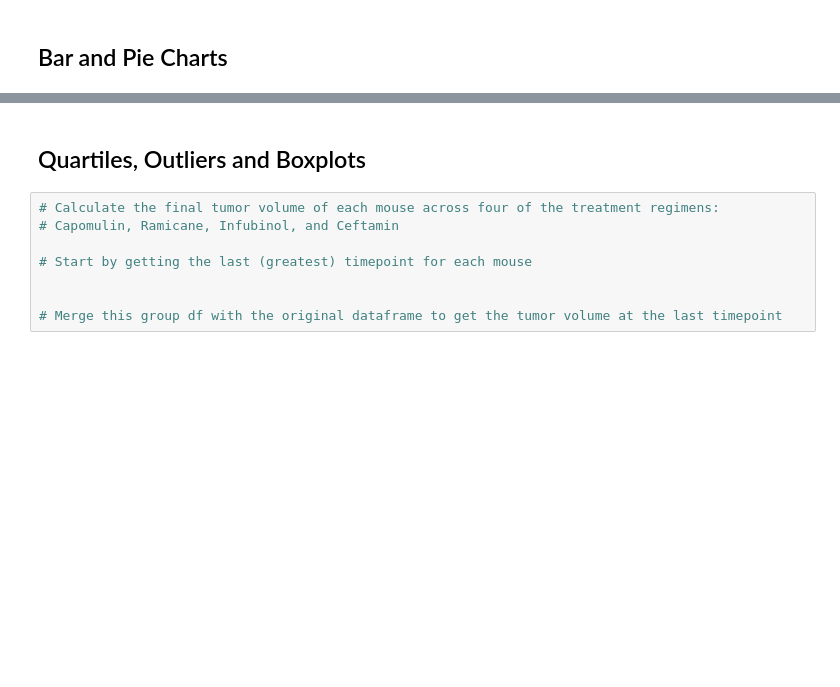
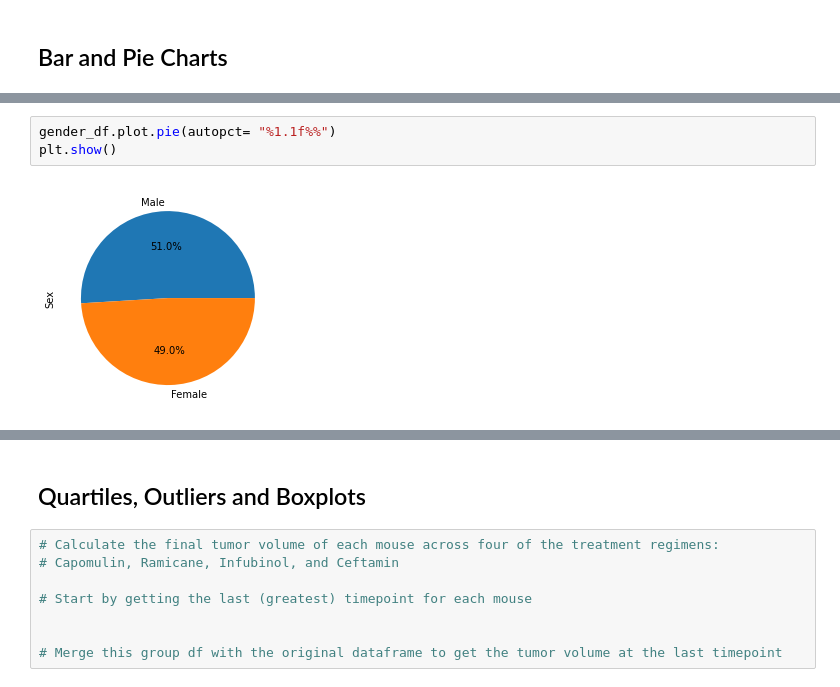
Before and after one commit to bjwlknsn/Power-of-Plots, a Jupyter notebook: pymaceuticals.ipynb, the cells around one changed output, grey strips where cells are left out. Saved outputs shown, nothing was run; the diff lists cells and outputs as text; blank space fills up the shorter version.

```diff
--- a/pymaceuticals.ipynb
+++ b/pymaceuticals.ipynb
@@ -80,2 +167,7 @@ number_mice2
+# %%
+gender_df.plot.pie(autopct= "%1.1f%%")
+plt.show()
+# %% [output]
+[figure, added]
 # %%
 # Generate a pie plot showing the distribution of female versus male mice using pyplot
```
Also changed, not shown: parts of 9 cells of this notebook.
